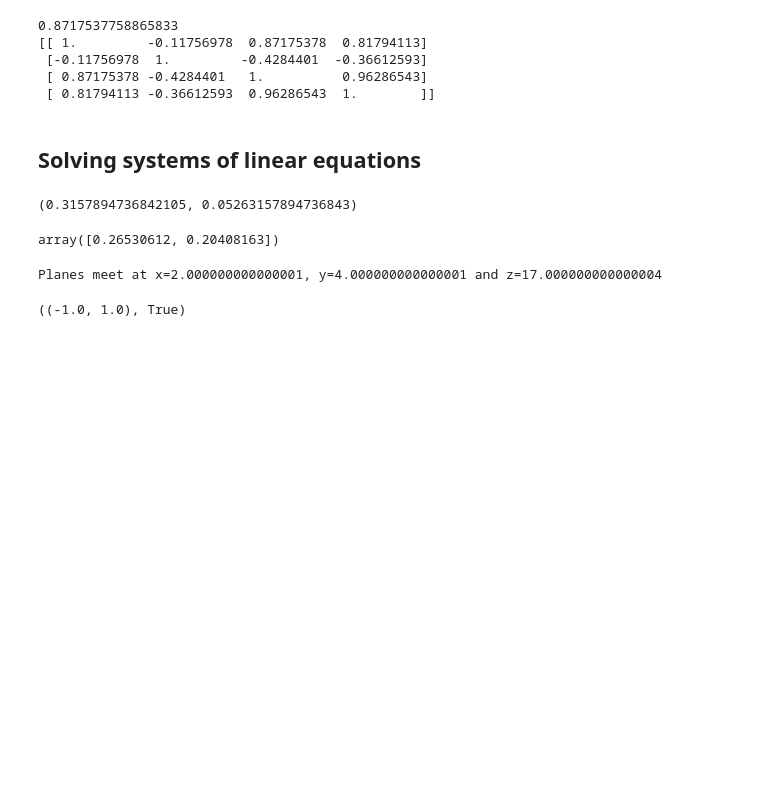
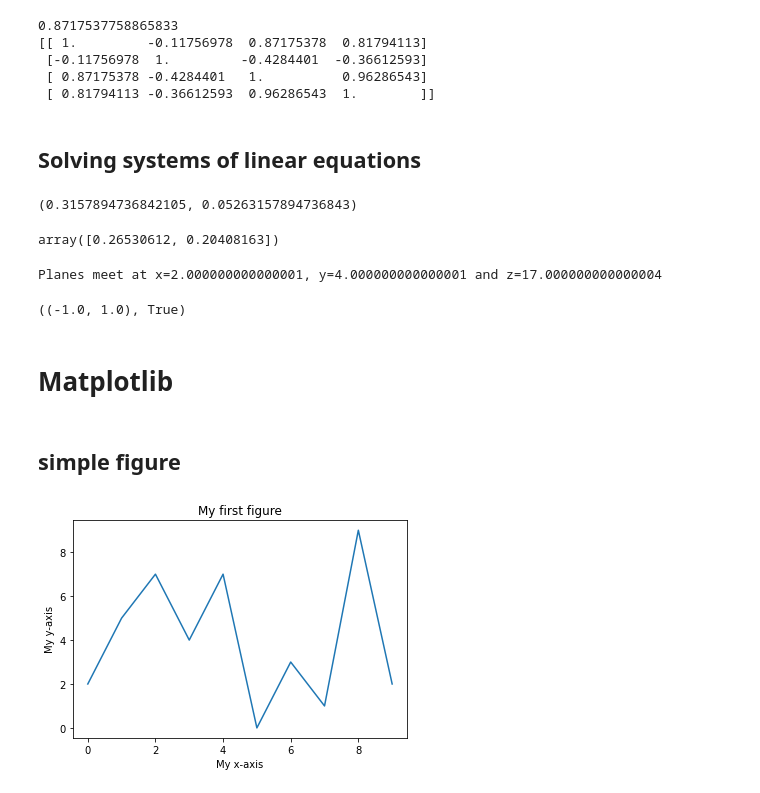
Before and after one commit to annassanchez/HY-2021-DataScience, a Jupyter notebook: week03/Week03.ipynb, the cells around one changed output. Drawn from its saved outputs; the diff is of its cells as text; code cells hidden in the pictures; blank space fills up the shorter version.

Commit message:
matplotlib thory added

```diff
--- a/week03/Week03.ipynb
+++ b/week03/Week03.ipynb
@@ -642,3 +642,7 @@ b2=0
 #print(f"Lines meet at x={x} and y={y}")
 # %% [output]
 ((-1.0, 1.0), True)
+# %% [markdown]
+# Matplotlib
+# %% [markdown]
+## simple figure
@@ -644,0 +652,11 @@ b2=0
+# %%
+a=np.array([2, 5, 7, 4, 7, 0, 3, 1, 9, 2])
+# %%
+plt.plot(a) #plot the points in the array a
+plt.title("My first figure")  # Add a title to the figure
+plt.xlabel("My x-axis")       # Give a label to the x-axis
+plt.ylabel("My y-axis")       # Give a label to the y-axis
+plt.show()                    # Tell matplotlib to output the figure.
+                              # Not strictly required in notebooks (but a bit neater).
+# %% [output]
+[figure, added]
```
Also changed, not shown: parts of 2 cells of this notebook.
